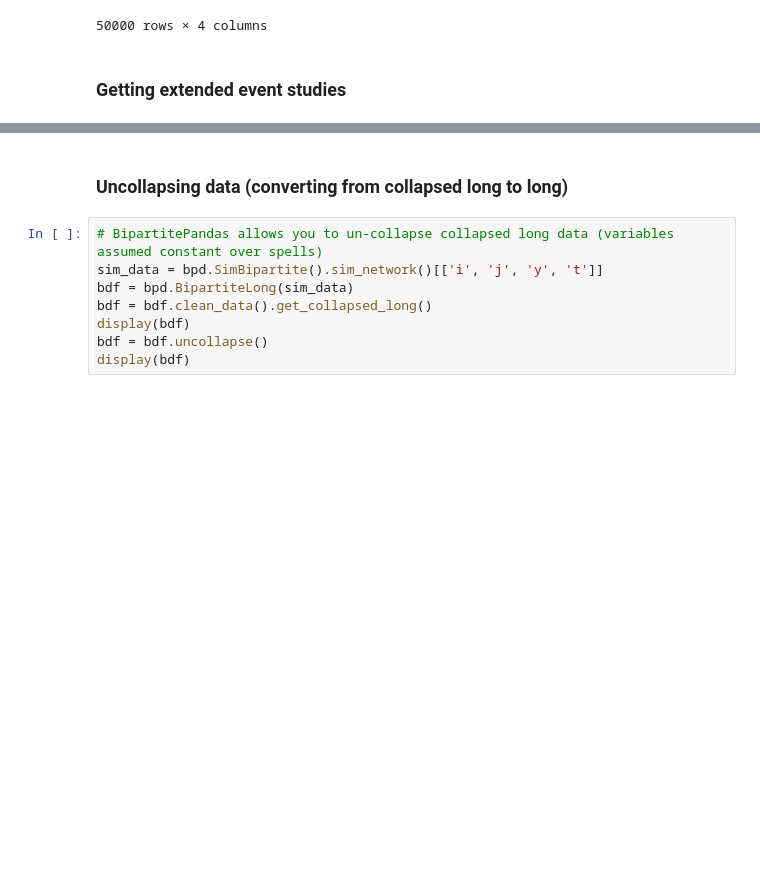
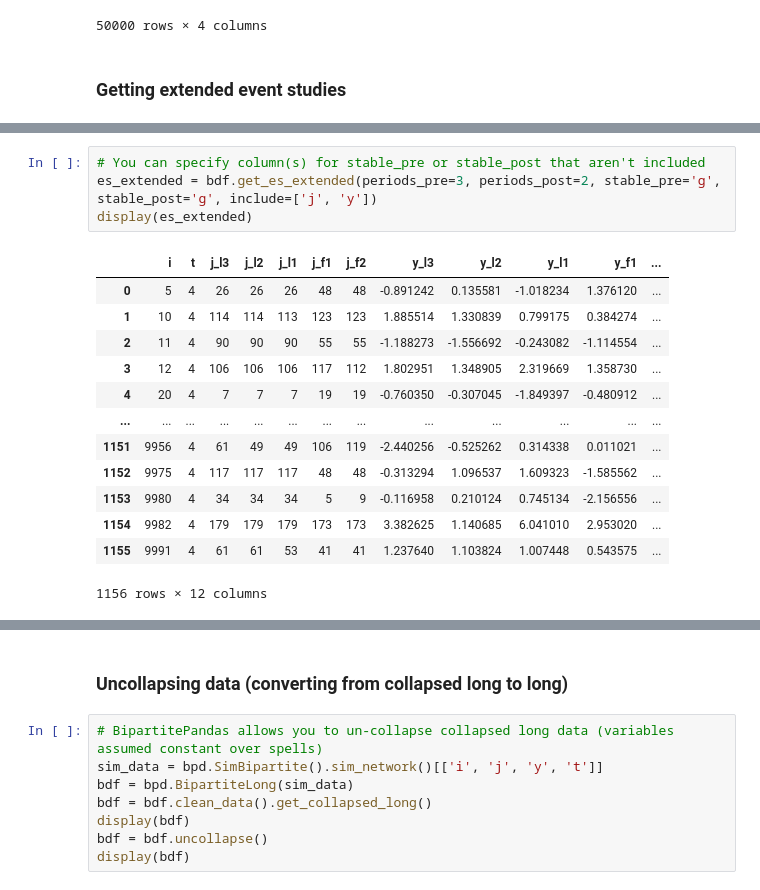
Before and after one commit to tlamadon/bipartitepandas, a Jupyter notebook: docs-src/source/notebooks/extra_features_examples.ipynb, the cells around one changed output, grey strips where cells are left out. Saved outputs shown, nothing was run; the diff lists cells and outputs as text; blank space fills up the shorter version.

```diff
--- a/docs-src/source/notebooks/extra_features_examples.ipynb
+++ b/docs-src/source/notebooks/extra_features_examples.ipynb
@@ -194,0 +225,18 @@ display(es_extended)
+# %%
+# You can specify column(s) for stable_pre or stable_post that aren't included
+es_extended = bdf.get_es_extended(periods_pre=3, periods_post=2, stable_pre='g', stable_post='g', include=['j', 'y'])
+display(es_extended)
+# %% [output]
+|  | i | t | j_l3 | j_l2 | j_l1 | j_f1 | j_f2 | y_l3 | y_l2 | y_l1 | y_f1 | ... |
+| 0 | 5 | 4 | 26 | 26 | 26 | 48 | 48 | -0.891242 | 0.135581 | -1.018234 | 1.376120 | ... |
+| 1 | 10 | 4 | 114 | 114 | 113 | 123 | 123 | 1.885514 | 1.330839 | 0.799175 | 0.384274 | ... |
+| 2 | 11 | 4 | 90 | 90 | 90 | 55 | 55 | -1.188273 | -1.556692 | -0.243082 | -1.114554 | ... |
+| 3 | 12 | 4 | 106 | 106 | 106 | 117 | 112 | 1.802951 | 1.348905 | 2.319669 | 1.358730 | ... |
+| 4 | 20 | 4 | 7 | 7 | 7 | 19 | 19 | -0.760350 | -0.307045 | -1.849397 | -0.480912 | ... |
+| ... | ... | ... | ... | ... | ... | ... | ... | ... | ... | ... | ... | ... |
+| 1151 | 9956 | 4 | 61 | 49 | 49 | 106 | 119 | -2.440256 | -0.525262 | 0.314338 | 0.011021 | ... |
+| 1152 | 9975 | 4 | 117 | 117 | 117 | 48 | 48 | -0.313294 | 1.096537 | 1.609323 | -1.585562 | ... |
+| 1153 | 9980 | 4 | 34 | 34 | 34 | 5 | 9 | -0.116958 | 0.210124 | 0.745134 | -2.156556 | ... |
+| 1154 | 9982 | 4 | 179 | 179 | 179 | 173 | 173 | 3.382625 | 1.140685 | 6.041010 | 2.953020 | ... |
+| 1155 | 9991 | 4 | 61 | 61 | 53 | 41 | 41 | 1.237640 | 1.103824 | 1.007448 | 0.543575 | ... |
+1156 rows × 12 columns
```
Also changed, not shown: parts of 17 cells of this notebook, 7 other files.
